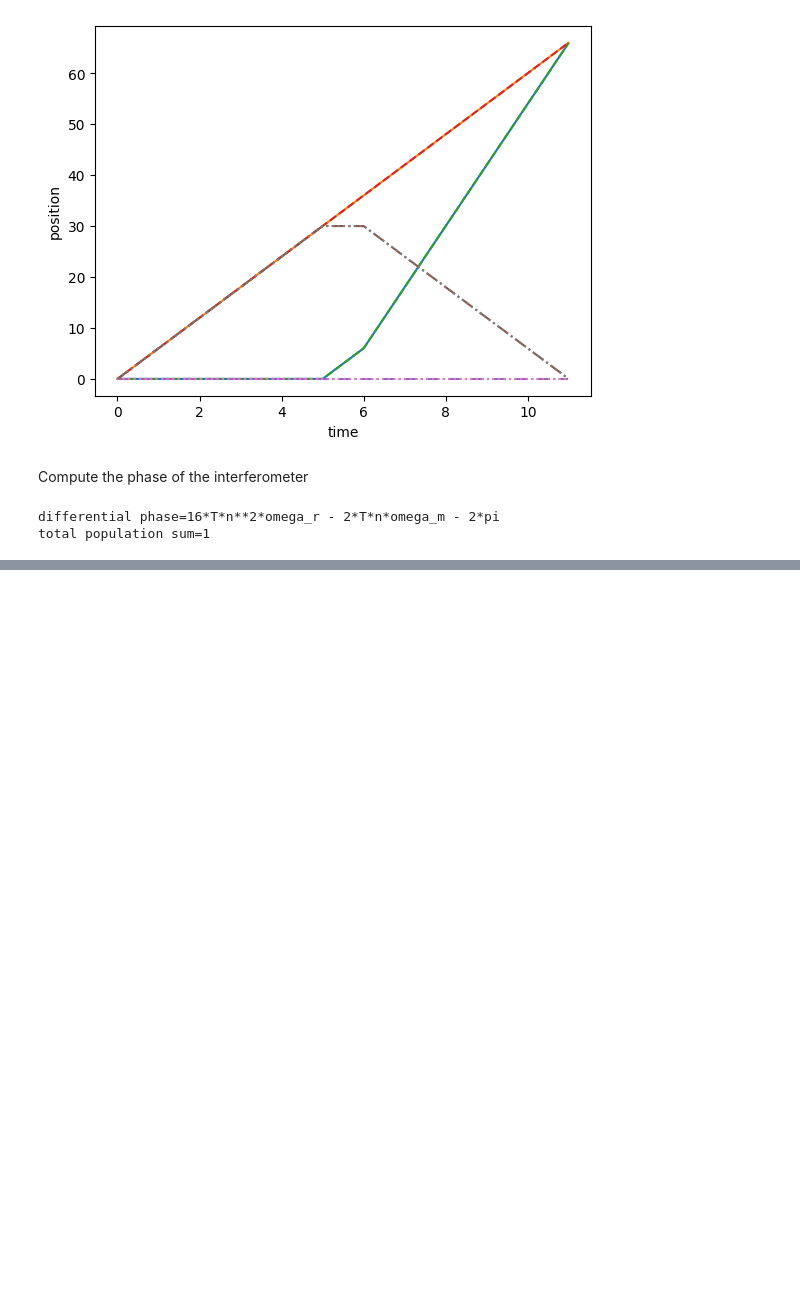
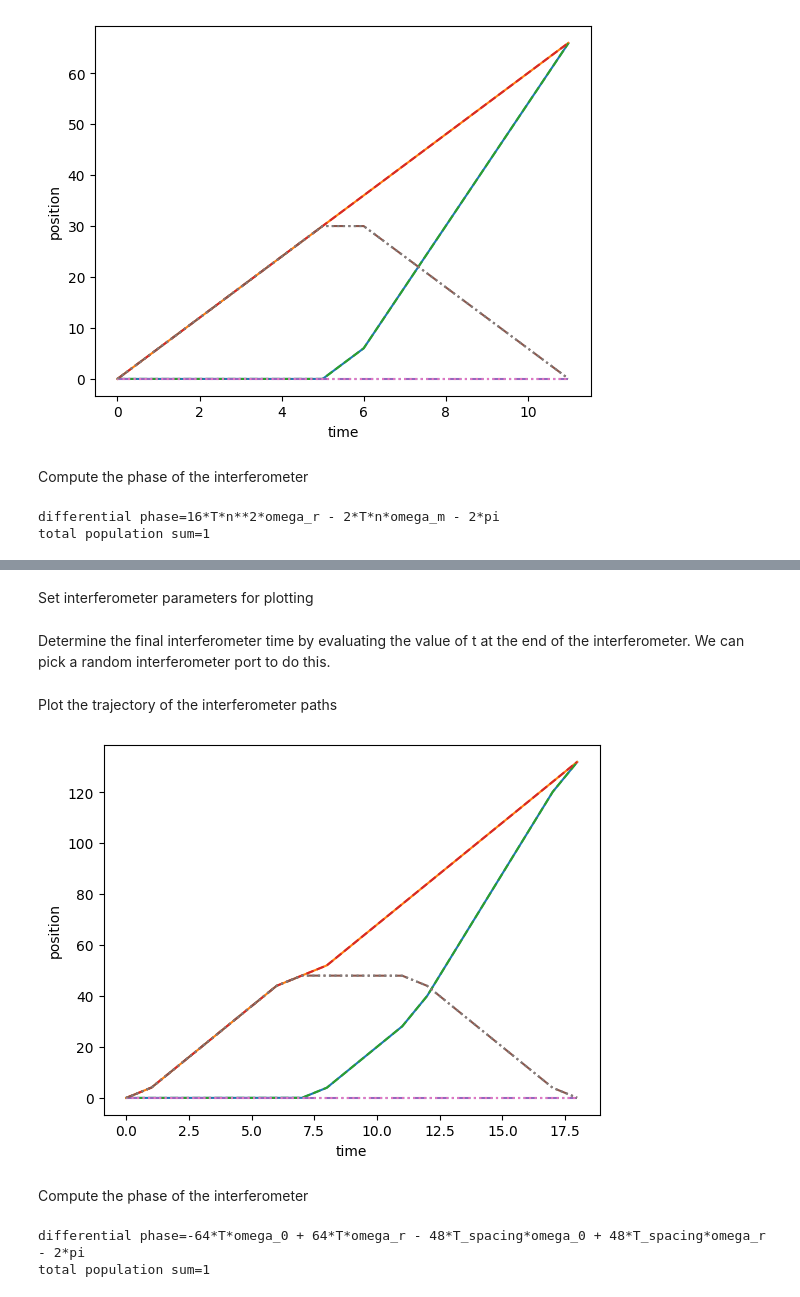
Before and after one commit to jc-roth/mwave, a Jupyter notebook: docs/examples/geometries.ipynb, the cells around one changed output, grey strips where cells are left out. Drawn from its saved outputs; the diff is of its cells as text; code cells hidden in the pictures; blank space fills up the shorter version.

```diff
--- a/docs/examples/geometries.ipynb
+++ b/docs/examples/geometries.ipynb
@@ -184,0 +300,2 @@ total population sum=1
+# %%
+inodes = ifr.interfere()
@@ -184,0 +304,2 @@ total population sum=1
+# %%
+iports, jports, noport = ifr.get_ports({nbragg+1:'A', nbragg:'B', 0:'C', -1:'D'})
@@ -184,0 +311,38 @@ total population sum=1
+# %% [markdown]
+Set interferometer parameters for plotting
+# %%
+subs = {k: 2, c: 1, hbar: 1, m: 1, T_spacing: 1, delta: 4*omega_r, omega_r: 1, T:5, Tp: 3, g: 1}
+# %% [markdown]
+Determine the final interferometer time by evaluating the value of t at the end of the interferometer. We can pick a random interferometer port to do this.
+# %%
+tfinal = float(inodes[0][0].t.evalf(subs=subs))
+# %% [markdown]
+Plot the trajectory of the interferometer paths
+# %%
+t = np.linspace(0, tfinal, 1000)
+plt.figure()
+for port, ls in zip(['A', 'B', 'C', 'D'], ['-', '--', '-.', ':']):
+    fnc_traj = iports[port][0].get_trajectory(subs=subs)
+    plt.plot(t, fnc_traj(t), linestyle=ls)
+    fnc_traj = iports[port][1].get_trajectory(subs=subs)
+    plt.plot(t, fnc_traj(t), linestyle=ls)
+plt.xlabel('time')
+plt.ylabel('position')
+plt.show()
+# %% [output]
+[figure, added]
+# %% [markdown]
+Compute the phase of the interferometer
+# %%
+# Compute the differential phase
+phiA, phiB, phiC, phiD = ifr.phases()
+print(f'differential phase={sp.simplify(phiA - phiC).subs(k, sp.sqrt(2*m*omega_r/hbar))}')
+
+# Print out the total population, check it is equal to 1
+pop = 0
+for node in ifr.get_nodes():
+    pop += (node.get_amp())**2
+print(f'total population sum={sp.simplify(pop)}')
+# %% [output]
+differential phase=-64*T*omega_0 + 64*T*omega_r - 48*T_spacing*omega_0 + 48*T_spacing*omega_r - 2*pi
+total population sum=1
```
Also changed, not shown: parts of 13 cells of this notebook.
